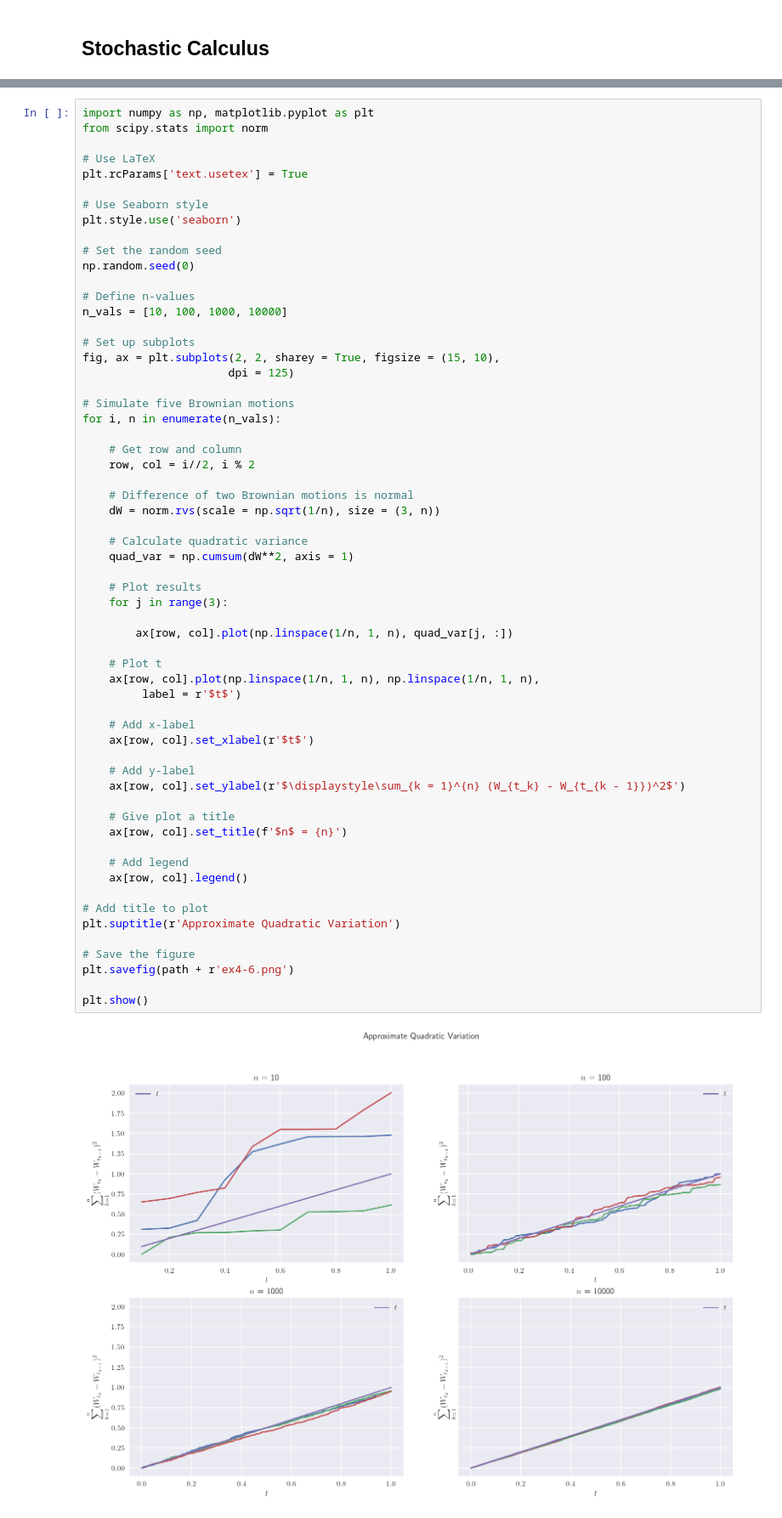
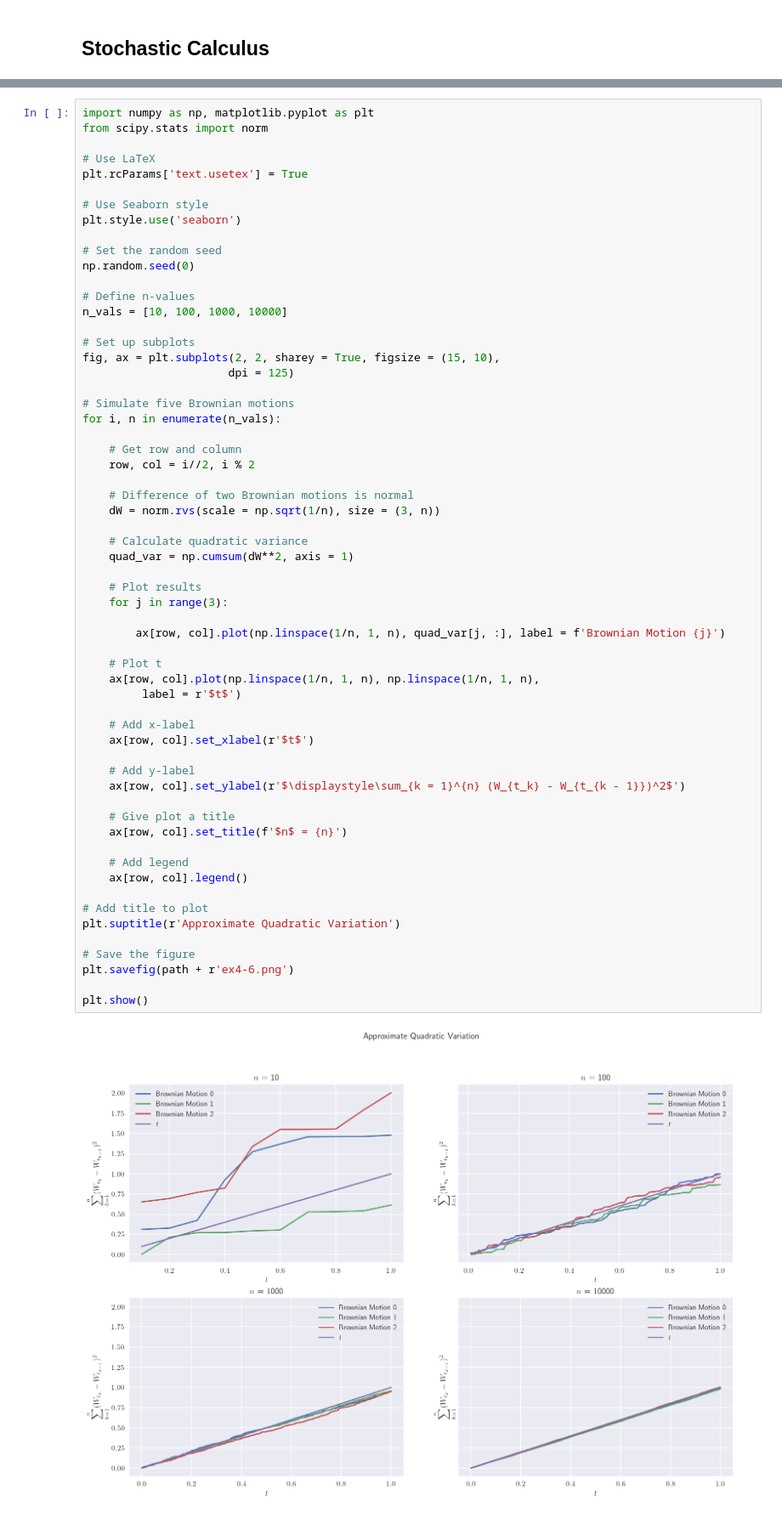
Before and after one commit to charlesrambo/math_bootcamp_24, a Jupyter notebook: Unit 4/unit_4_code_snippets.ipynb, the cells around one changed output, grey strips where cells are left out. Shown at 85% size. Drawn from its saved outputs; the diff is of its cells as text.

```diff
--- a/Unit 4/unit_4_code_snippets.ipynb
+++ b/Unit 4/unit_4_code_snippets.ipynb
@@ -519,32 +517,32 @@ for i, n in enumerate(n_vals):
     quad_var = np.cumsum(dW**2, axis = 1)
 
     # Plot results
     for j in range(3):
 
-        ax[row, col].plot(np.linspace(1/n, 1, n), quad_var[j, :])
+        ax[row, col].plot(np.linspace(1/n, 1, n), quad_var[j, :], label = f'Brownian Motion {j}')
 
     # Plot t
     ax[row, col].plot(np.linspace(1/n, 1, n), np.linspace(1/n, 1, n),
          label = r'$t$')
 
     # Add x-label
     ax[row, col].set_xlabel(r'$t$')
 
     # Add y-label
     ax[row, col].set_ylabel(r'$\displaystyle\sum_{k = 1}^{n} (W_{t_k} - W_{t_{k - 1}})^2$')
 
     # Give plot a title
     ax[row, col].set_title(f'$n$ = {n}')
 
     # Add legend
     ax[row, col].legend()
 
 # Add title to plot
 plt.suptitle(r'Approximate Quadratic Variation')
 
 # Save the figure
 plt.savefig(path + r'ex4-6.png')
 
 plt.show()
 # %% [output]
-[figure, old version]
+[figure, new version]
```
Also changed, not shown: parts of 3 cells of this notebook, 2 other files.
